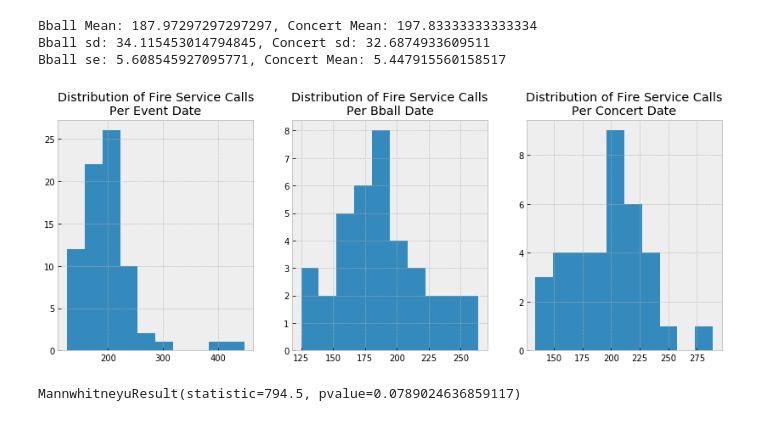
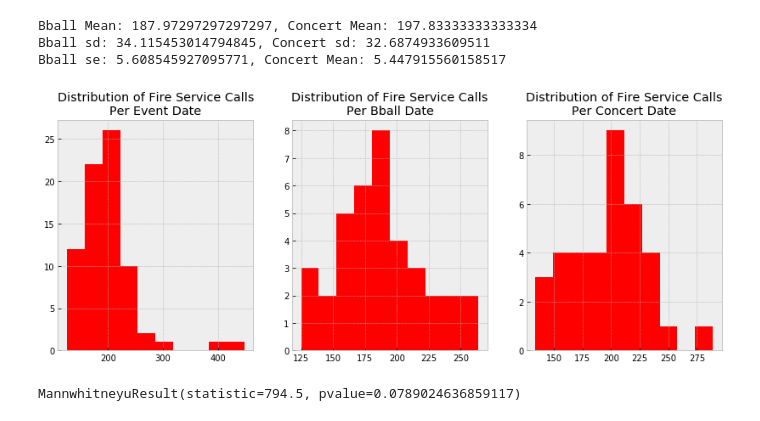
Before and after one commit to sherryduong93/chasestadiumimpact, a Jupyter notebook: Fire_Department_EDA.ipynb, the cells around one changed output. Saved outputs shown, nothing was run; the diff lists cells and outputs as text; code cells hidden in the pictures.

```diff
--- a/Fire_Department_EDA.ipynb
+++ b/Fire_Department_EDA.ipynb
@@ -747,16 +736,16 @@ Bball sd: 34.115453014794845, Concert sd: 32.6874933609511
 Bball se: 5.608545927095771, Concert Mean: 5.447915560158517
 # %%
 fig, ax = plt.subplots(1,3, figsize=(14,5))
-ax[0].hist(events_group,bins=10)
+ax[0].hist(events_group,bins=10,color='red')
 ax[0].set_title('Distribution of Fire Service Calls\nPer Event Date')
-ax[1].hist(bball_group,bins=10)
+ax[1].hist(bball_group,bins=10,color='red')
 ax[1].set_title('Distribution of Fire Service Calls\nPer Bball Date')
-ax[2].hist(concert_group,bins=10)
+ax[2].hist(concert_group,bins=10,color='red')
 ax[2].set_title('Distribution of Fire Service Calls\nPer Concert Date')
 plt.tight_layout
 plt.savefig('graphs/firecallsbballconcertdist.png', dpi=300)
 # %% [output]
-[figure, old version]
+[figure, new version]
 # %%
 stats.mannwhitneyu(concert_group, bball_group, alternative="greater")
 # %% [output]
```
Also changed, not shown: parts of 10 cells of this notebook, 10 other files.
